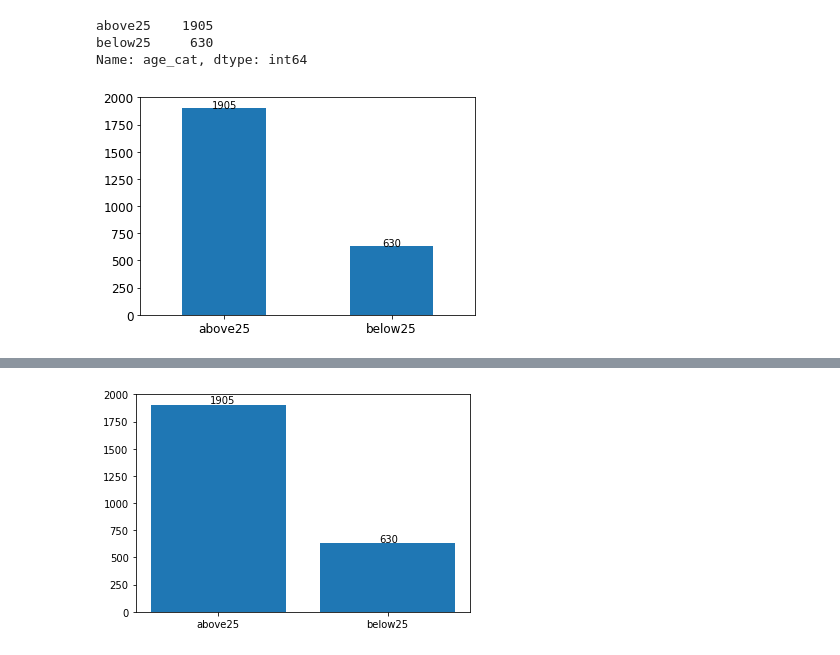
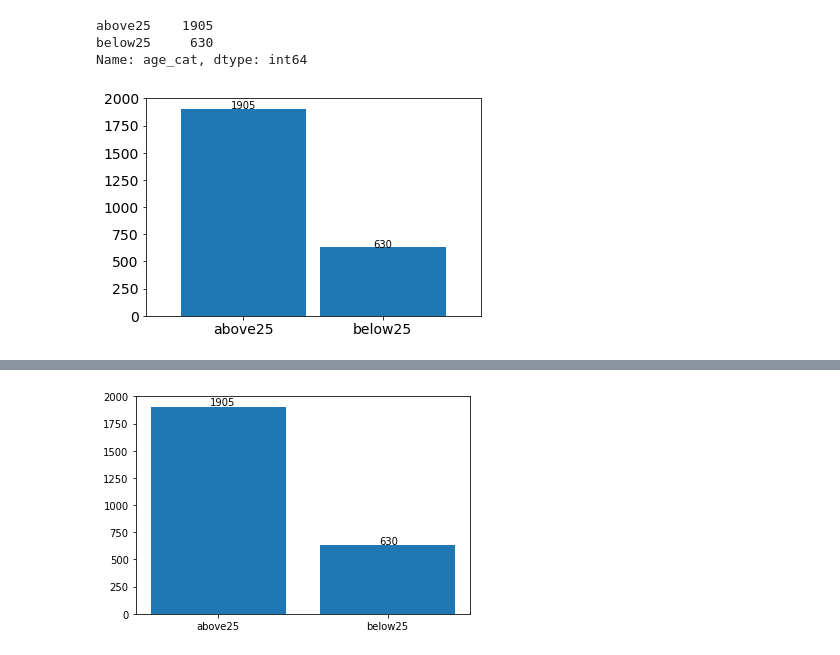
Before and after one commit to ussalbt/Assignment, a Jupyter notebook: Assignment_1_student.ipynb, the cells around one changed output, grey strips where cells are left out. Drawn from its saved outputs; the diff is of its cells as text; code cells hidden in the pictures.

```diff
--- a/Assignment_1_student.ipynb
+++ b/Assignment_1_student.ipynb
@@ -131,10 +132,10 @@ Name: age_cat, dtype: int64
 # %%
 age_cat = kill['age_cat'].value_counts()
 
-age_cat.plot(kind='bar',fontsize=12);
+age_cat.plot(kind='bar',fontsize=14,width=0.9);
 plt.xticks(rotation=0)
 
 for index, value in enumerate(age_cat):
     plt.text(index, value, str(value), horizontalalignment='center')
 # %% [output]
-[figure, old version]
+[figure, new version]
```
Also changed, not shown: parts of 6 cells of this notebook.
